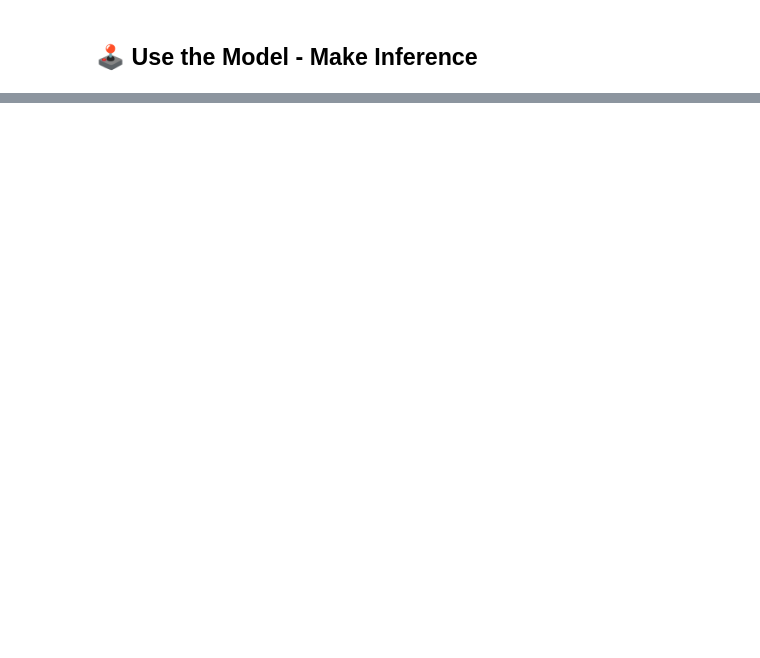
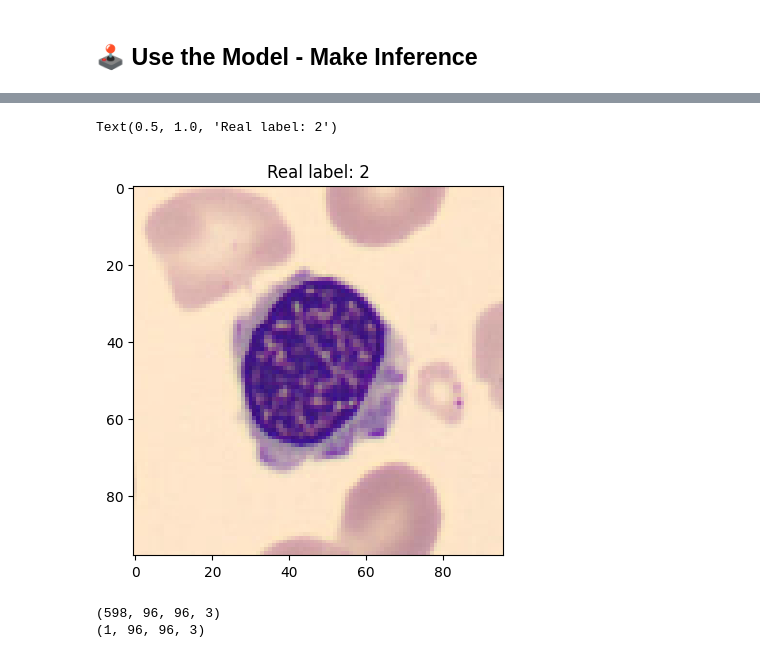
Before and after one commit to sissamatteo29/ANN_Cell_Classification, a Jupyter notebook: ann-cell-classification.ipynb, the cells around one changed output, grey strips where cells are left out. Saved outputs shown, nothing was run; the diff lists cells and outputs as text; code cells hidden in the pictures; blank space fills up the shorter version.

```diff
--- a/ann-cell-classification.ipynb
+++ b/ann-cell-classification.ipynb
@@ -75,15 +128,25 @@ x = (x / 255).astype('float32')
 # Convert labels to categorical format using one-hot encoding
 y = tfk.utils.to_categorical(y)
 # %%
-test_val_size = 0.05 # parameter to tune
+test_val_size = 0.05  # parameter to tune
 
 # Split data into train_val and test sets
-X_train_val, X_test, y_train_val, y_test = train_test_split(x, y, random_state=seed, test_size=test_val_size, stratify=np.argmax(y,axis=1))
+
+X_train_val, X_test, y_train_val, y_test = train_test_split(
+    x, y, random_state=seed, test_size=test_val_size, stratify=np.argmax(y, axis=1)
+)
 
 # Further split train_val into train and validation sets
-X_train, X_val, y_train, y_val = train_test_split(X_train_val, y_train_val, random_state=seed, test_size=len(X_test), stratify=np.argmax(y_train_val,axis=1))
+X_train, X_val, y_train, y_val = train_test_split(
+    X_train_val,
+    y_train_val,
+    random_state=seed,
+    test_size=len(X_test),
+    stratify=np.argmax(y_train_val, axis=1),
+)
 
 # Print shapes of the datasets
+
 print(f"X_train shape: {X_train.shape}, y_train shape: {y_train.shape}")
 print(f"X_val shape: {X_val.shape}, y_val shape: {y_val.shape}")
 print(f"X_test shape: {X_test.shape}, y_test shape: {y_test.shape}")
@@ -325,10 +481,10 @@ plt.show()
 # %%
 # Let's analyze one specific prediction
 test1 = X_test[0]
 
-# Reshape the image to match the input shape of the model
-test1 = test1.reshape(1, *test1.shape)
-
-#show image with real label
-plt.imshow(X_test[0])
-plt.title(f'Real label: {np.argmax(y_test[0])}')
+# show image with real label
+plt.imshow(test1*255)
+plt.title(f"Real label: {np.argmax(y_test[0])}")
+# %% [output]
+Text(0.5, 1.0, 'Real label: 2')
+[figure, added]
@@ -339,3 +491,12 @@ test1.shape
+# %%
+# Reshape the image to match the input shape of the model
+test1 = test1.reshape(1, *test1.shape)
+
+print(X_test.shape)
+print(test1.shape)
+# %% [output]
+(598, 96, 96, 3)
+(1, 96, 96, 3)
 # %%
 test1_pred = model.predict(test1, verbose=0)
 print(len(test1_pred))
```
Also changed, not shown: parts of 30 cells of this notebook.
